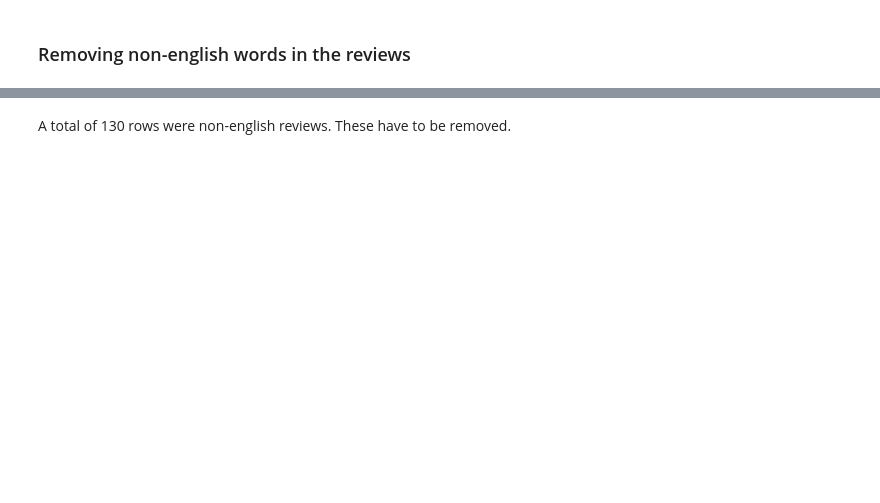
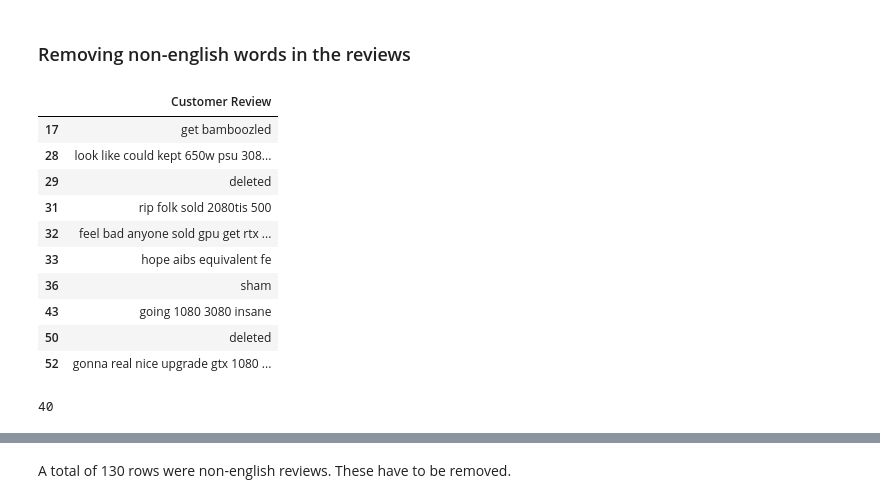
Before and after one commit to kumereshN/dsiprojects, a Jupyter notebook: capstone/01_Capstone_Data_Extraction_Reddit.ipynb, the cells around one changed output, grey strips where cells are left out. Drawn from its saved outputs; the diff is of its cells as text; code cells hidden in the pictures; blank space fills up the shorter version.

```diff
--- a/capstone/01_Capstone_Data_Extraction_Reddit.ipynb
+++ b/capstone/01_Capstone_Data_Extraction_Reddit.ipynb
@@ -1031,5 +955,24 @@ def isenglish(text):
         return 0
 # %%
 GPU_df['isenglish'] = GPU_df['Customer Review'].apply(isenglish)
+# %%
+GPU_df[GPU_df.loc[:,'isenglish'] == 0][['Customer Review']].head(10)
+# %% [output]
+|  | Customer Review |
+| 17 | get bamboozled |
+| 28 | look like could kept 650w psu 308... |
+| 29 | deleted |
+| 31 | rip folk sold 2080tis 500 |
+| 32 | feel bad anyone sold gpu get rtx ... |
+| 33 | hope aibs equivalent fe |
+| 36 | sham |
+| 43 | going 1080 3080 insane |
+| 50 | deleted |
+| 52 | gonna real nice upgrade gtx 1080 ... |
+# %%
+# Count number of rows with the string deleted in them
+GPU_df['Customer Review'].map(lambda x: x.count('deleted')).sum()
+# %% [output]
+40
 # %%
 GPU_df[GPU_df.loc[:,'isenglish'] == 0][['Customer Review']].count()
```
Also changed, not shown: parts of 29 cells of this notebook, 2 other files.
